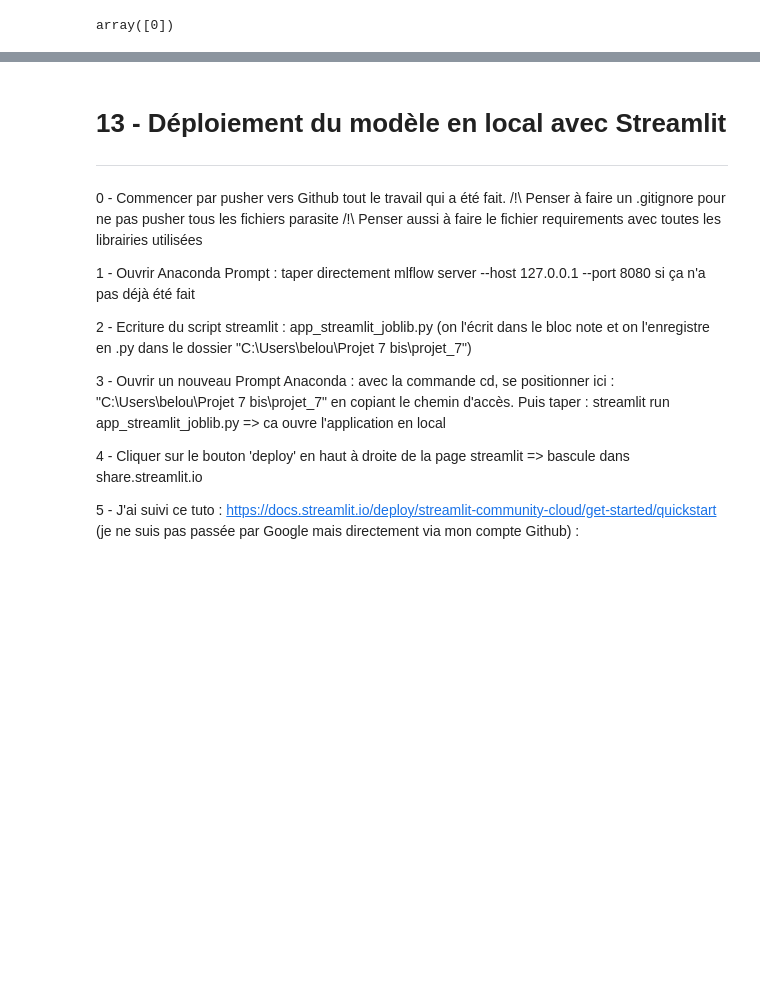
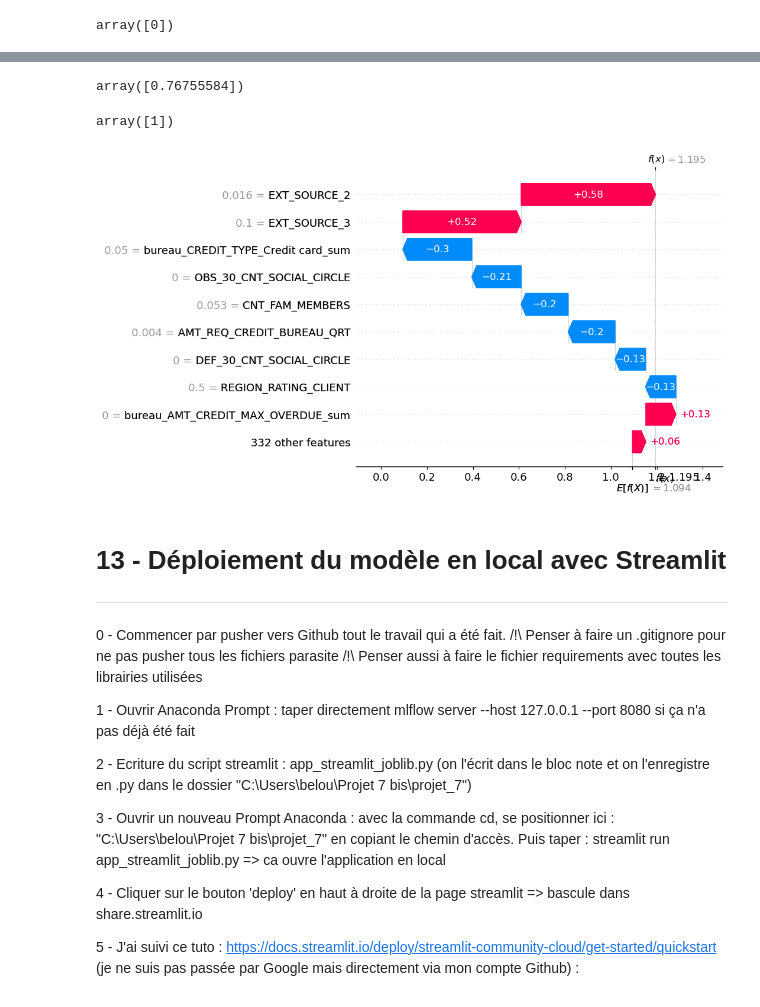
Before and after one commit to Dabele44/credit_scoring_pret_a_depenser, a Jupyter notebook: 05_Nouvelle_modelisation_sans_drift.ipynb, the cells around one changed output, grey strips where cells are left out. Saved outputs shown, nothing was run; the diff lists cells and outputs as text; code cells hidden in the pictures; blank space fills up the shorter version.

```diff
--- a/05_Nouvelle_modelisation_sans_drift.ipynb
+++ b/05_Nouvelle_modelisation_sans_drift.ipynb
@@ -1150,0 +1362,3 @@ with open('optimal_threshold.txt', 'r') as f:
+# %%
+# Prediction sur l'ensemble du jeu de test
+all_prediction_proba, all_prediction=generate_predictions(jeu_de_test.iloc[:, 1:],  optimal_threshold)
@@ -1150,0 +1367,4 @@ with open('optimal_threshold.txt', 'r') as f:
+# %%
+# Ajout des prédictions au dataframe
+jeu_de_test['predict_proba']=all_prediction_proba
+jeu_de_test['predictions']=all_prediction
@@ -1181,0 +1457,6 @@ plt.show()
+# %%
+# Sélection de l'individu le moins bien scoré par son Id et récupération de toutes les variables
+# sauf la 1ère (qui correspond à l'ID) et les 2 dernières qui correspondent aux predictions
+
+selec_indiv=jeu_de_test[jeu_de_test['SK_ID_CURR']==265895].iloc[:, 1:-2]
+selec_indiv
@@ -1182,3 +1472,16 @@ plt.show()
+# %%
+prediction_proba
+# %% [output]
+array([0.76755584])
+# %%
+prediction
+# %% [output]
+array([1])
+# %%
+waterfallplot=display_shap_values(model, selec_indiv)
+plt.show()
+# %% [output]
+[figure, added]
 # %% [markdown]
 # 13 - Déploiement du modèle en local avec Streamlit
 --------
```
Also changed, not shown: parts of 27 cells of this notebook.
